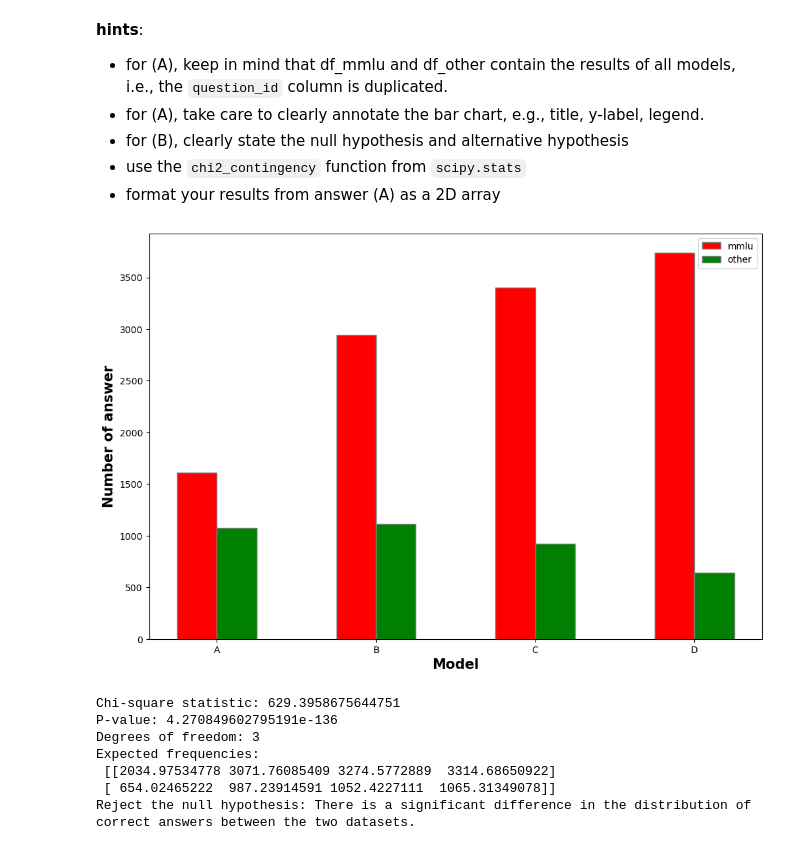
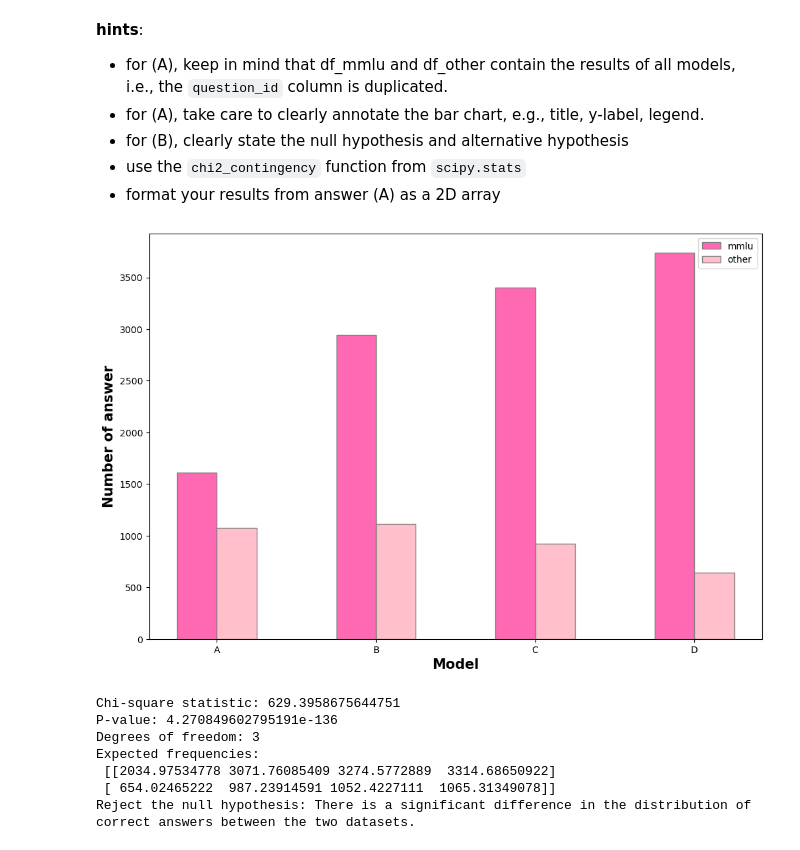
Before and after one commit to luciehmct/ADA2024, a Jupyter notebook: Homework/01_PROJECT_NEUTRALITY/analysis.ipynb, the cells around one changed output. Cells and saved outputs as stored; diff of their text form; code cells hidden in the pictures.

```diff
--- a/Homework/01_PROJECT_NEUTRALITY/analysis.ipynb
+++ b/Homework/01_PROJECT_NEUTRALITY/analysis.ipynb
@@ -600,36 +600,36 @@ df_other_unique = df_other.drop_duplicates(subset='question_id')
 barWidth = 0.25
 fig = plt.subplots(figsize =(12, 8))
 
 # set height of bar
 answers_mmlu = [df_mmlu_unique[df_mmlu_unique["answer"]=="A"].shape[0],
                 df_mmlu_unique[df_mmlu_unique["answer"]=="B"].shape[0],
                 df_mmlu_unique[df_mmlu_unique["answer"]=="C"].shape[0],
                 df_mmlu_unique[df_mmlu_unique["answer"]=="D"].shape[0]]
 answers_other = [df_other_unique[df_other_unique["answer"]=="A"].shape[0],
                  df_other_unique[df_other_unique["answer"]=="B"].shape[0],
                  df_other_unique[df_other_unique["answer"]=="C"].shape[0],
                  df_other_unique[df_other_unique["answer"]=="D"].shape[0]]
 
 # Set position of bar on X axis
 br1 = np.arange(len(answers_mmlu) )
 br2 = [x + barWidth for x in br1]
 
 # Make the plot
-plt.bar(br1, answers_mmlu, color ='r', width = barWidth,
+plt.bar(br1, answers_mmlu, color ='hotpink', width = barWidth,
         edgecolor ='grey', label ='mmlu')
-plt.bar(br2, answers_other, color ='g', width = barWidth,
+plt.bar(br2, answers_other, color ='pink', width = barWidth,
         edgecolor ='grey', label ='other')
 
 # Adding Xticks
 plt.xlabel('Model', fontweight ='bold', fontsize = 15)
 plt.ylabel('Number of answer', fontweight ='bold', fontsize = 15)
 plt.xticks([r + barWidth/2 for r in range(len(answers_mmlu))],
         ['A', 'B', 'C', 'D'])
 
 plt.legend()
 plt.show()
 # %% [output]
-[figure, old version]
+[figure, new version]
 # %%
 # B
 from scipy.stats import chi2_contingency
```
Also changed, not shown: parts of 6 cells of this notebook.
